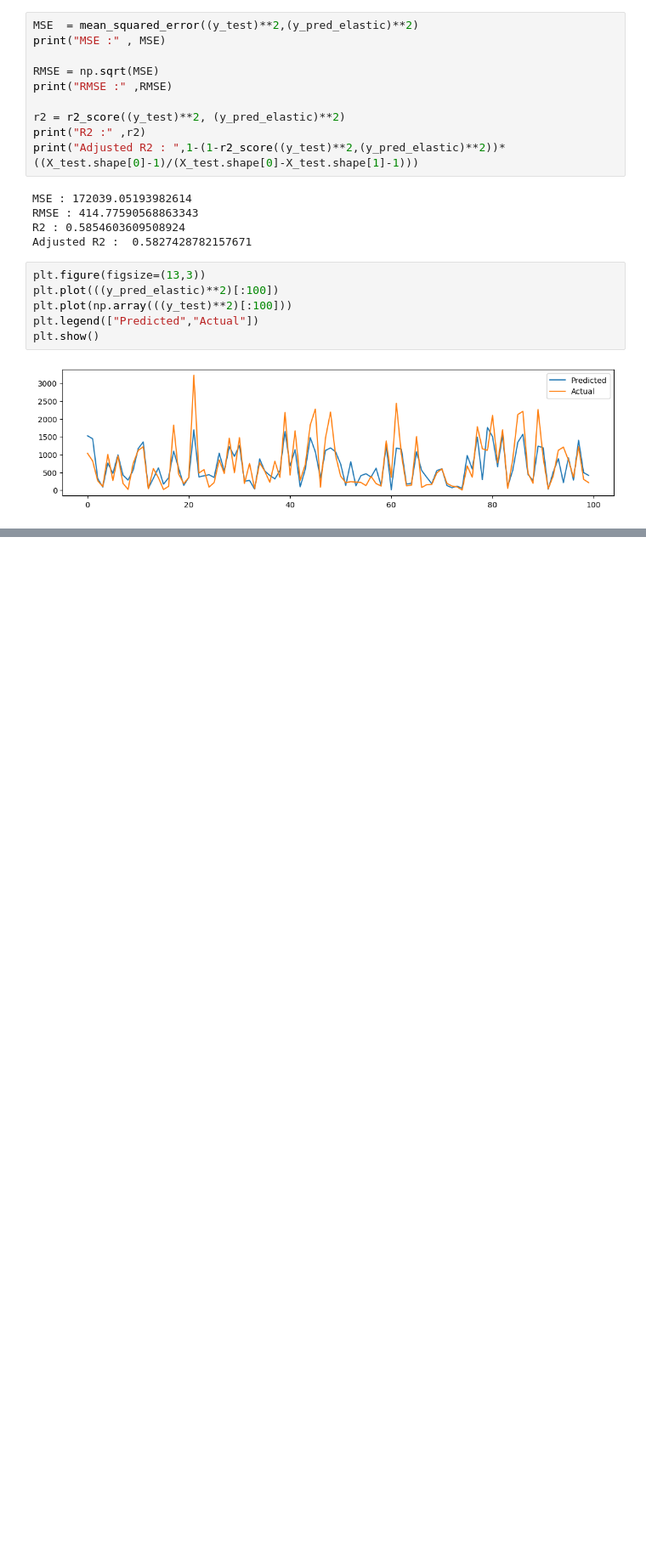
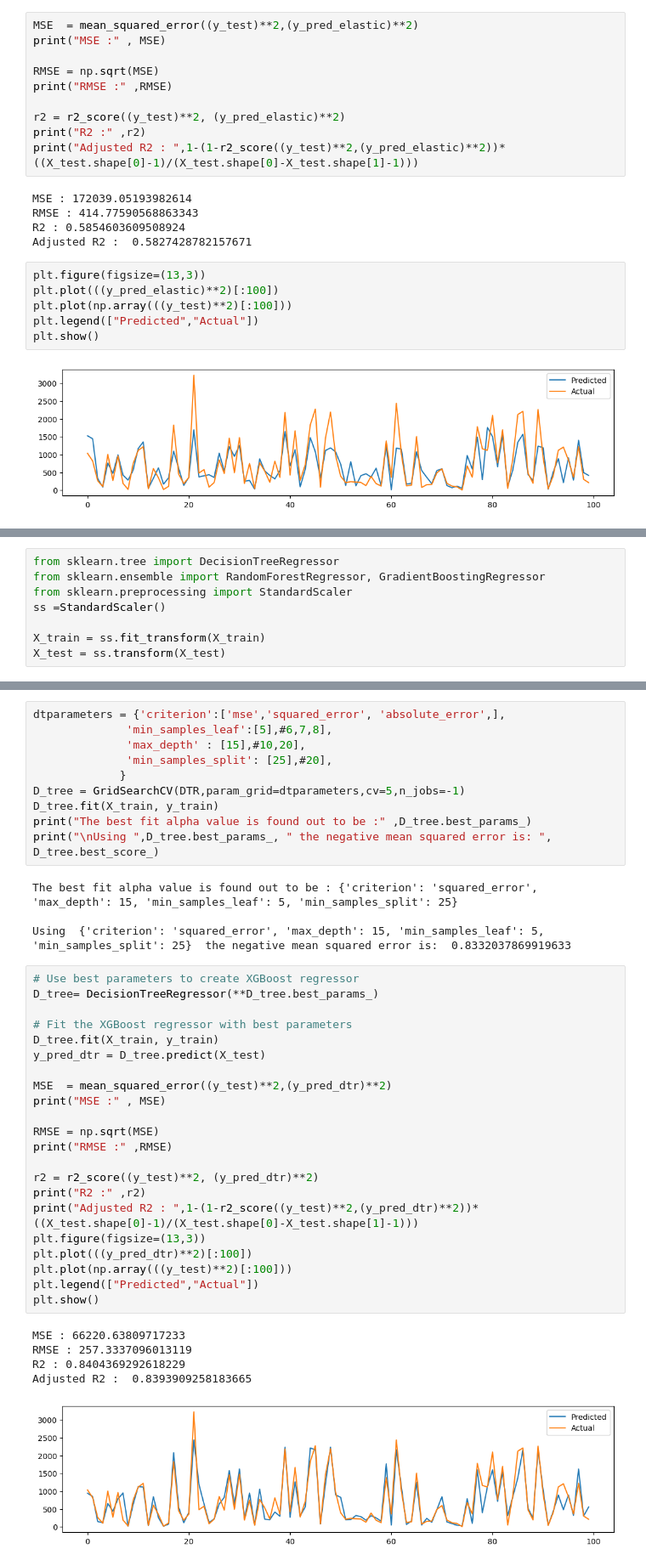
Before and after one commit to ShrikantPatole/Bike_Sharing_Demand_Prediction, a Jupyter notebook: BikeSharingDemandPrediction.ipynb, the cells around one changed output, grey strips where cells are left out. Shown at 85% size. Saved outputs shown, nothing was run; the diff lists cells and outputs as text; blank space fills up the shorter version.

Commit message:
Regression Algorithms
Used Decision Tree,Random Forest and Xgboost regression for better results

```diff
--- a/BikeSharingDemandPrediction.ipynb
+++ b/BikeSharingDemandPrediction.ipynb
@@ -833,0 +836,8 @@ plt.show()
+# %%
+from sklearn.tree import DecisionTreeRegressor
+from sklearn.ensemble import RandomForestRegressor, GradientBoostingRegressor
+from sklearn.preprocessing import StandardScaler
+ss =StandardScaler()
+
+X_train = ss.fit_transform(X_train)
+X_test = ss.transform(X_test)
@@ -833,0 +864,42 @@ plt.show()
+# %%
+dtparameters = {'criterion':['mse','squared_error', 'absolute_error',],
+              'min_samples_leaf':[5],#6,7,8],
+              'max_depth' : [15],#10,20],
+              'min_samples_split': [25],#20],
+             }
+D_tree = GridSearchCV(DTR,param_grid=dtparameters,cv=5,n_jobs=-1)
+D_tree.fit(X_train, y_train)
+print("The best fit alpha value is found out to be :" ,D_tree.best_params_)
+print("\nUsing ",D_tree.best_params_, " the negative mean squared error is: ", D_tree.best_score_)
+# %% [output]
+The best fit alpha value is found out to be : {'criterion': 'squared_error', 'max_depth': 15, 'min_samples_leaf': 5, 'min_samples_split': 25}
+
+Using  {'criterion': 'squared_error', 'max_depth': 15, 'min_samples_leaf': 5, 'min_samples_split': 25}  the negative mean squared error is:  0.8332037869919633
+# %%
+# Use best parameters to create XGBoost regressor
+D_tree= DecisionTreeRegressor(**D_tree.best_params_)
+
+# Fit the XGBoost regressor with best parameters
+D_tree.fit(X_train, y_train)
+y_pred_dtr = D_tree.predict(X_test)
+
+MSE  = mean_squared_error((y_test)**2,(y_pred_dtr)**2)
+print("MSE :" , MSE)
+
+RMSE = np.sqrt(MSE)
+print("RMSE :" ,RMSE)
+
+r2 = r2_score((y_test)**2, (y_pred_dtr)**2)
+print("R2 :" ,r2)
+print("Adjusted R2 : ",1-(1-r2_score((y_test)**2,(y_pred_dtr)**2))*((X_test.shape[0]-1)/(X_test.shape[0]-X_test.shape[1]-1)))
+plt.figure(figsize=(13,3))
+plt.plot(((y_pred_dtr)**2)[:100])
+plt.plot(np.array(((y_test)**2)[:100]))
+plt.legend(["Predicted","Actual"])
+plt.show()
+# %% [output]
+MSE : 66220.63809717233
+RMSE : 257.3337096013119
+R2 : 0.8404369292618229
+Adjusted R2 :  0.8393909258183665
+[figure, added]
```
Also changed, not shown: parts of 14 cells of this notebook.
